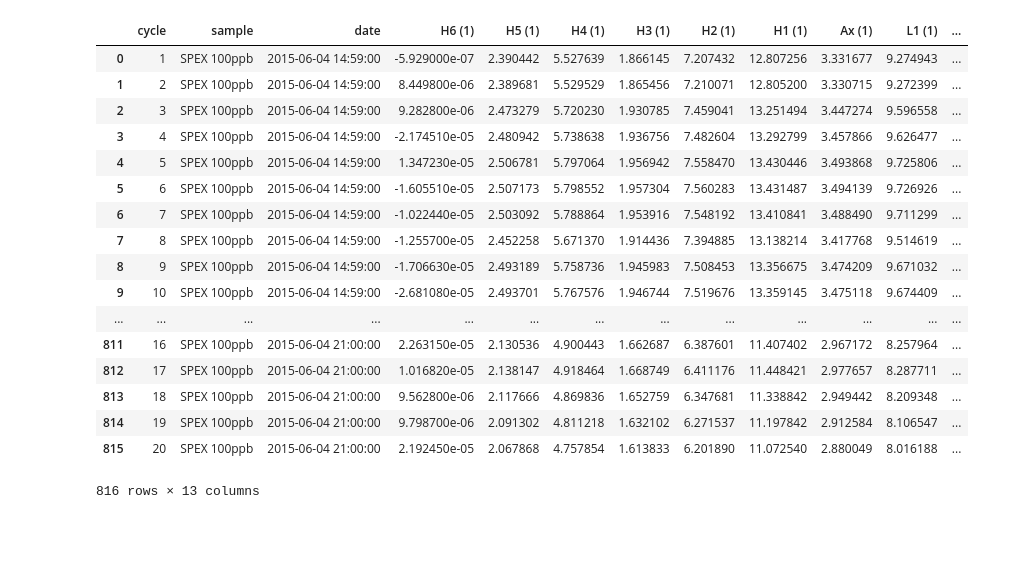
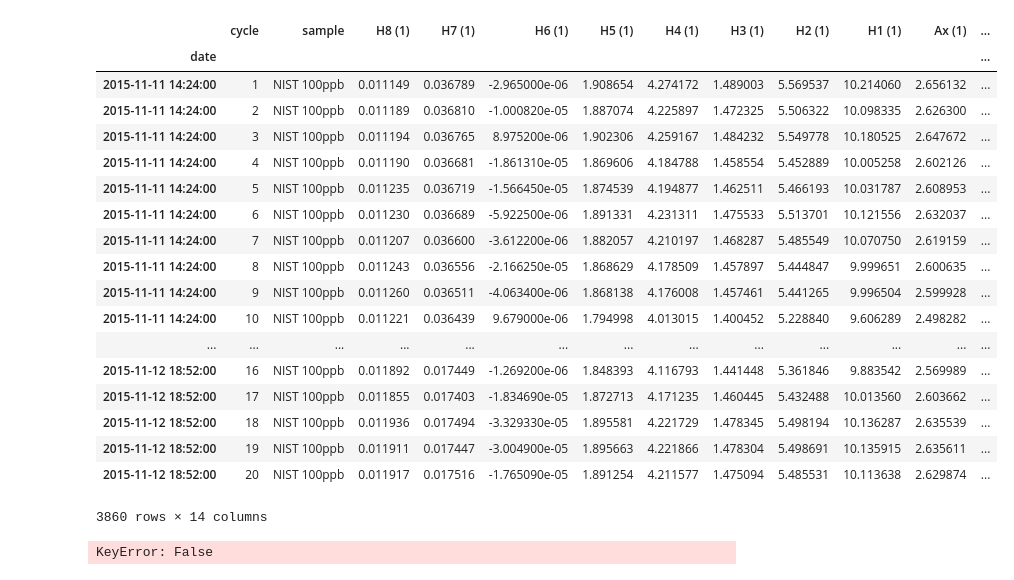
Before and after one commit to Marfster/NU_Plasma, a Jupyter notebook: Nu Plasma Evaluation - external norm.ipynb, the cells around one changed output. Saved outputs shown, nothing was run; the diff lists cells and outputs as text; code cells hidden in the pictures; blank space fills up the shorter version.

```diff
--- a/Nu Plasma Evaluation - external norm.ipynb
+++ b/Nu Plasma Evaluation - external norm.ipynb
@@ -14,21 +20,22 @@ from nu_data_reduction import NU_data_read, int_norm, evaluation
 # %%
-path = "/Volumes/friebelm/PhD/NU Plasma/Measurements/2015-06-04/"
+path = "/Volumes/friebelm/PhD/NU Plasma/Measurements/2015-11-11/"
 path_sav = "/Volumes/friebelm/PhD/NU Plasma/Measurements/compilation/"
-files_start = 1808
-files_end = 1849
+files_start = 2774
+files_end = 2967
 # %%
 # cup configuration
-cup_config = cycle_Sb
+cup_config = cycle_Sb_2
 # Isotopes used for Interference correction
 corr_isotopes_1 = {"Cd" : "111", "Te" : "125"}
 corr_isotopes_2 = {"Cd" : "111","Te" : "125", "Xe" : "129"}
-corr_isotopes_Sb = {"Te": "125"}
+corr_isotopes_Sb = {"Te": "125", "Xe" : "129"}
+#
 # Mass Range of cup configuration
-mass_range = cycle_Sb_mass_range
+mass_range = cycle_Sb_2_mass_range
 #isotopes = [["111", "112", "114", "115", "116", "117", "118", "119", "122", "124", "125", "126", "129"], ["117", "118", "119", "122", "124"]]
 #isotopes = [["112", "114", "115", "116", "117", "118", "119", "122", "124"]]
-isotopes = [["116", "117", "118", "119", "122", "124"]]
-data_sample_column = [(i + "/" + "120") for i in isotopes[0]]
+isotopes = [["116", "117", "119", "120", "122", "124"]]
+data_sample_column = [(i + "/" + "118") for i in isotopes[0]]
 
 #number of iterations for beta
 iter_beta = 10
@@ -38,53 +45,59 @@ isotope_denom_corr = False
 
 blk_corr = False
 # %%
-columns = ["cycle", "sample", "date", "H6 (1)", "H5 (1)", "H4 (1)", "H3 (1)", "H2 (1)", "H1 (1)", "Ax (1)", "L1 (1)", "L2 (1)", "L3 (1)"]
+columns = ["cycle", "sample", "date", "H8 (1)", "H7 (1)", "H6 (1)", "H5 (1)", "H4 (1)", "H3 (1)", "H2 (1)", "H1 (1)", "Ax (1)", "L1 (1)", "L2 (1)", "L3 (1)"]
 blk_ls = []
 sample_ls = []
 df_all = pd.DataFrame()
 files_1 = range(files_start, files_end, 1)
 for sample in files_1:
     df = NU_data_read(path, sample, cup_config)
     cycles = range(1, len(df.data_read(sample).index)+1)
     df_zero = df.data_zero_corr(sample)
     df_zero = pd.DataFrame(df_zero["cycle1"])
     sample_name = df.extract_metadata(sample, "Sample Name")
     date = df.extract_metadata(sample, "Date")
     starttime = df.extract_metadata(sample, "Start Time")
     df_zero["date"] = datetime.strptime(date+starttime, '%d/%m/%Y%H:%M')
     df_zero["sample"] = sample_name
     df_zero["cycle"] = df_zero.index.values
     df_zero.index = df_zero["date"]
     df_zero = df_zero[columns]
     df_all = df_all.append(df_zero, ignore_index = True)
 
     if sample_name == "blank sol" or sample_name == "wash" or sample_name == "wash clean":
         blk_ls.append(sample)
     elif sample_name == "SQ" or sample_name == "teflon blank":
         None
     else:
         sample_ls.append(sample)
 
+df_all.set_index("date", inplace = True)
 df_all
 # %% [output]
-|  | cycle | sample | date | H6 (1) | H5 (1) | H4 (1) | H3 (1) | H2 (1) | H1 (1) | Ax (1) | L1 (1) | ... |
-| 0 | 1 | SPEX 100ppb | 2015-06-04 14:59:00 | -5.929000e-07 | 2.390442 | 5.527639 | 1.866145 | 7.207432 | 12.807256 | 3.331677 | 9.274943 | ... |
-| 1 | 2 | SPEX 100ppb | 2015-06-04 14:59:00 | 8.449800e-06 | 2.389681 | 5.529529 | 1.865456 | 7.210071 | 12.805200 | 3.330715 | 9.272399 | ... |
-| 2 | 3 | SPEX 100ppb | 2015-06-04 14:59:00 | 9.282800e-06 | 2.473279 | 5.720230 | 1.930785 | 7.459041 | 13.251494 | 3.447274 | 9.596558 | ... |
-| 3 | 4 | SPEX 100ppb | 2015-06-04 14:59:00 | -2.174510e-05 | 2.480942 | 5.738638 | 1.936756 | 7.482604 | 13.292799 | 3.457866 | 9.626477 | ... |
-| 4 | 5 | SPEX 100ppb | 2015-06-04 14:59:00 | 1.347230e-05 | 2.506781 | 5.797064 | 1.956942 | 7.558470 | 13.430446 | 3.493868 | 9.725806 | ... |
-| 5 | 6 | SPEX 100ppb | 2015-06-04 14:59:00 | -1.605510e-05 | 2.507173 | 5.798552 | 1.957304 | 7.560283 | 13.431487 | 3.494139 | 9.726926 | ... |
-| 6 | 7 | SPEX 100ppb | 2015-06-04 14:59:00 | -1.022440e-05 | 2.503092 | 5.788864 | 1.953916 | 7.548192 | 13.410841 | 3.488490 | 9.711299 | ... |
-| 7 | 8 | SPEX 100ppb | 2015-06-04 14:59:00 | -1.255700e-05 | 2.452258 | 5.671370 | 1.914436 | 7.394885 | 13.138214 | 3.417768 | 9.514619 | ... |
-| 8 | 9 | SPEX 100ppb | 2015-06-04 14:59:00 | -1.706630e-05 | 2.493189 | 5.758736 | 1.945983 | 7.508453 | 13.356675 | 3.474209 | 9.671032 | ... |
-| 9 | 10 | SPEX 100ppb | 2015-06-04 14:59:00 | -2.681080e-05 | 2.493701 | 5.767576 | 1.946744 | 7.519676 | 13.359145 | 3.475118 | 9.674409 | ... |
+|  | cycle | sample | H8 (1) | H7 (1) | H6 (1) | H5 (1) | H4 (1) | H3 (1) | H2 (1) | H1 (1) | Ax (1) | ... |
+| date |  |  |  |  |  |  |  |  |  |  |  | ... |
+| 2015-11-11 14:24:00 | 1 | NIST 100ppb | 0.011149 | 0.036789 | -2.965000e-06 | 1.908654 | 4.274172 | 1.489003 | 5.569537 | 10.214060 | 2.656132 | ... |
+| 2015-11-11 14:24:00 | 2 | NIST 100ppb | 0.011189 | 0.036810 | -1.000820e-05 | 1.887074 | 4.225897 | 1.472325 | 5.506322 | 10.098335 | 2.626300 | ... |
+| 2015-11-11 14:24:00 | 3 | NIST 100ppb | 0.011194 | 0.036765 | 8.975200e-06 | 1.902306 | 4.259167 | 1.484232 | 5.549778 | 10.180525 | 2.647672 | ... |
+| 2015-11-11 14:24:00 | 4 | NIST 100ppb | 0.011190 | 0.036681 | -1.861310e-05 | 1.869606 | 4.184788 | 1.458554 | 5.452889 | 10.005258 | 2.602126 | ... |
+| 2015-11-11 14:24:00 | 5 | NIST 100ppb | 0.011235 | 0.036719 | -1.566450e-05 | 1.874539 | 4.194877 | 1.462511 | 5.466193 | 10.031787 | 2.608953 | ... |
+| 2015-11-11 14:24:00 | 6 | NIST 100ppb | 0.011230 | 0.036689 | -5.922500e-06 | 1.891331 | 4.231311 | 1.475533 | 5.513701 | 10.121556 | 2.632037 | ... |
+| 2015-11-11 14:24:00 | 7 | NIST 100ppb | 0.011207 | 0.036600 | -3.612200e-06 | 1.882057 | 4.210197 | 1.468287 | 5.485549 | 10.070750 | 2.619159 | ... |
+| 2015-11-11 14:24:00 | 8 | NIST 100ppb | 0.011243 | 0.036556 | -2.166250e-05 | 1.868629 | 4.178509 | 1.457897 | 5.444847 | 9.999651 | 2.600635 | ... |
+| 2015-11-11 14:24:00 | 9 | NIST 100ppb | 0.011260 | 0.036511 | -4.063400e-06 | 1.868138 | 4.176008 | 1.457461 | 5.441265 | 9.996504 | 2.599928 | ... |
+| 2015-11-11 14:24:00 | 10 | NIST 100ppb | 0.011221 | 0.036439 | 9.679000e-06 | 1.794998 | 4.013015 | 1.400452 | 5.228840 | 9.606289 | 2.498282 | ... |
 | ... | ... | ... | ... | ... | ... | ... | ... | ... | ... | ... | ... | ... |
-| 811 | 16 | SPEX 100ppb | 2015-06-04 21:00:00 | 2.263150e-05 | 2.130536 | 4.900443 | 1.662687 | 6.387601 | 11.407402 | 2.967172 | 8.257964 | ... |
-| 812 | 17 | SPEX 100ppb | 2015-06-04 21:00:00 | 1.016820e-05 | 2.138147 | 4.918464 | 1.668749 | 6.411176 | 11.448421 | 2.977657 | 8.287711 | ... |
-| 813 | 18 | SPEX 100ppb | 2015-06-04 21:00:00 | 9.562800e-06 | 2.117666 | 4.869836 | 1.652759 | 6.347681 | 11.338842 | 2.949442 | 8.209348 | ... |
-| 814 | 19 | SPEX 100ppb | 2015-06-04 21:00:00 | 9.798700e-06 | 2.091302 | 4.811218 | 1.632102 | 6.271537 | 11.197842 | 2.912584 | 8.106547 | ... |
-| 815 | 20 | SPEX 100ppb | 2015-06-04 21:00:00 | 2.192450e-05 | 2.067868 | 4.757854 | 1.613833 | 6.201890 | 11.072540 | 2.880049 | 8.016188 | ... |
+| 2015-11-12 18:52:00 | 16 | NIST 100ppb | 0.011892 | 0.017449 | -1.269200e-06 | 1.848393 | 4.116793 | 1.441448 | 5.361846 | 9.883542 | 2.569989 | ... |
+| 2015-11-12 18:52:00 | 17 | NIST 100ppb | 0.011855 | 0.017403 | -1.834690e-05 | 1.872713 | 4.171235 | 1.460445 | 5.432488 | 10.013560 | 2.603662 | ... |
+| 2015-11-12 18:52:00 | 18 | NIST 100ppb | 0.011936 | 0.017494 | -3.329330e-05 | 1.895581 | 4.221729 | 1.478345 | 5.498194 | 10.136287 | 2.635539 | ... |
+| 2015-11-12 18:52:00 | 19 | NIST 100ppb | 0.011911 | 0.017447 | -3.004900e-05 | 1.895663 | 4.221866 | 1.478304 | 5.498691 | 10.135915 | 2.635611 | ... |
+| 2015-11-12 18:52:00 | 20 | NIST 100ppb | 0.011917 | 0.017516 | -1.765090e-05 | 1.891254 | 4.211577 | 1.475094 | 5.485531 | 10.113638 | 2.629874 | ... |
-816 rows × 13 columns
+3860 rows × 14 columns
+# %%
+df_all[df_all["L1 (1)"].std() < 1]
+# %% [output]
+KeyError: False
 # %%
 files_1 = range(files_start, files_end, 1)
 df_raw_signals = pd.DataFrame()
```
Also changed, not shown: parts of 10 cells of this notebook, 3 other files.
